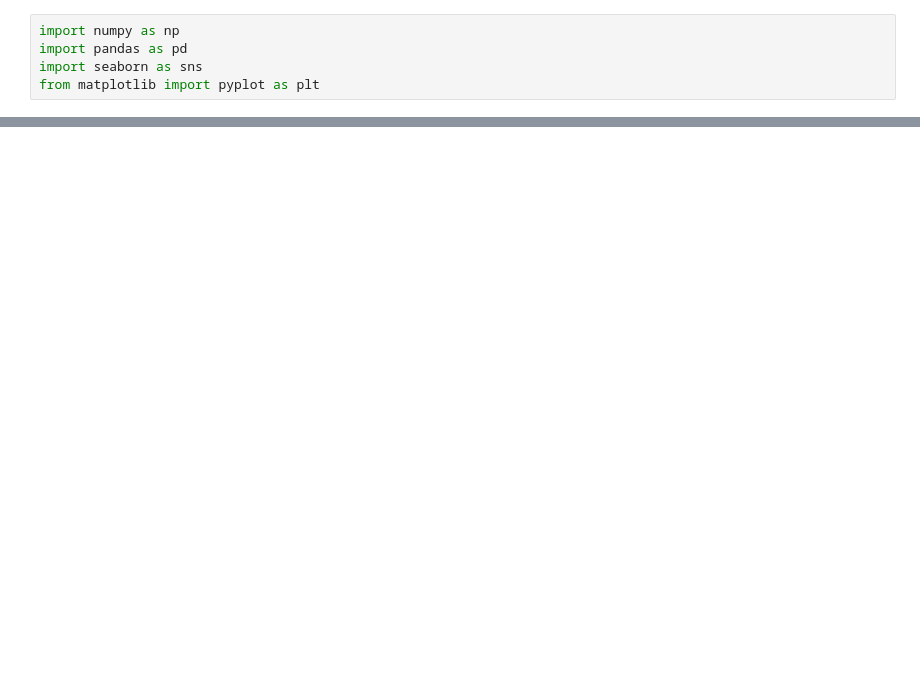
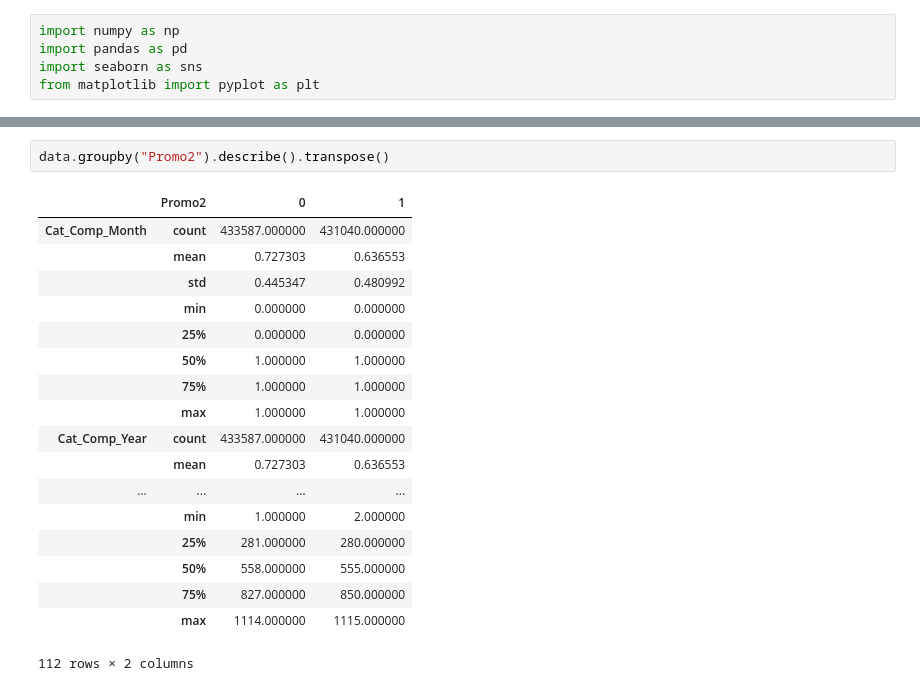
Before and after one commit to jackkinsella/RossmannPredictions, a Jupyter notebook: 2019-07-13_mini_competiton.ipynb, the cells around one changed output, grey strips where cells are left out. Saved outputs shown, nothing was run; the diff lists cells and outputs as text; blank space fills up the shorter version.

```diff
--- a/2019-07-13_mini_competiton.ipynb
+++ b/2019-07-13_mini_competiton.ipynb
@@ -152,0 +340,21 @@ pwd
+# %%
+data.groupby("Promo2").describe().transpose()
+# %% [output]
+|  | Promo2 | 0 | 1 |
+| Cat_Comp_Month | count | 433587.000000 | 431040.000000 |
+|  | mean | 0.727303 | 0.636553 |
+|  | std | 0.445347 | 0.480992 |
+|  | min | 0.000000 | 0.000000 |
+|  | 25% | 0.000000 | 0.000000 |
+|  | 50% | 1.000000 | 1.000000 |
+|  | 75% | 1.000000 | 1.000000 |
+|  | max | 1.000000 | 1.000000 |
+| Cat_Comp_Year | count | 433587.000000 | 431040.000000 |
+|  | mean | 0.727303 | 0.636553 |
+| ... | ... | ... | ... |
+|  | min | 1.000000 | 2.000000 |
+|  | 25% | 281.000000 | 280.000000 |
+|  | 50% | 558.000000 | 555.000000 |
+|  | 75% | 827.000000 | 850.000000 |
+|  | max | 1114.000000 | 1115.000000 |
+112 rows × 2 columns
```
Also changed, not shown: parts of 50 cells of this notebook.
